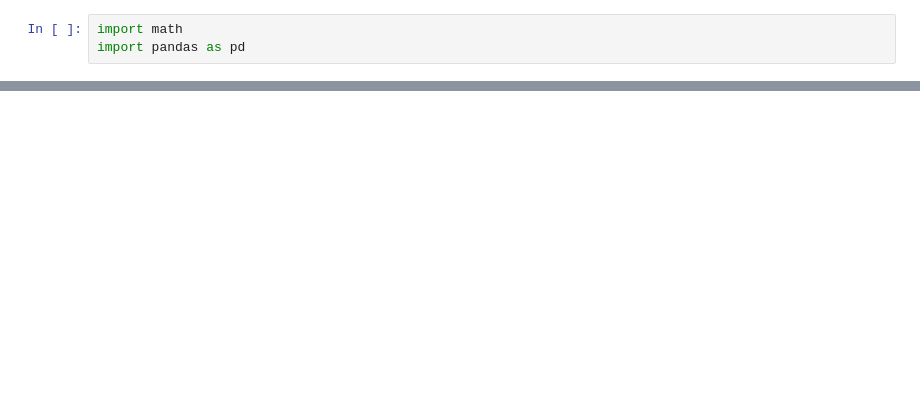
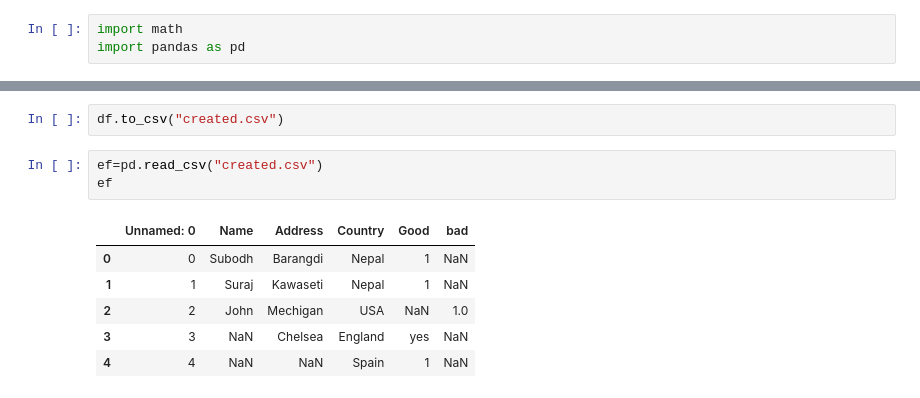
Before and after one commit to Subodhghimire99/Python-padndas, a Jupyter notebook: Trying_pandas_3.ipynb, the cells around one changed output, grey strips where cells are left out. Saved outputs shown, nothing was run; the diff lists cells and outputs as text; blank space fills up the shorter version.

```diff
--- a/Trying_pandas_3.ipynb
+++ b/Trying_pandas_3.ipynb
@@ -26,0 +51,12 @@ AttributeError: 'Series' object has no attribute 'NaN'
+# %%
+df.to_csv("created.csv")
+# %%
+ef=pd.read_csv("created.csv")
+ef
+# %% [output]
+|  | Unnamed: 0 | Name | Address | Country | Good | bad |
+| 0 | 0 | Subodh | Barangdi | Nepal | 1 | NaN |
+| 1 | 1 | Suraj | Kawaseti | Nepal | 1 | NaN |
+| 2 | 2 | John | Mechigan | USA | NaN | 1.0 |
+| 3 | 3 | NaN | Chelsea | England | yes | NaN |
+| 4 | 4 | NaN | NaN | Spain | 1 | NaN |
```
Also changed, not shown: parts of 6 cells of this notebook, 4 other files.
